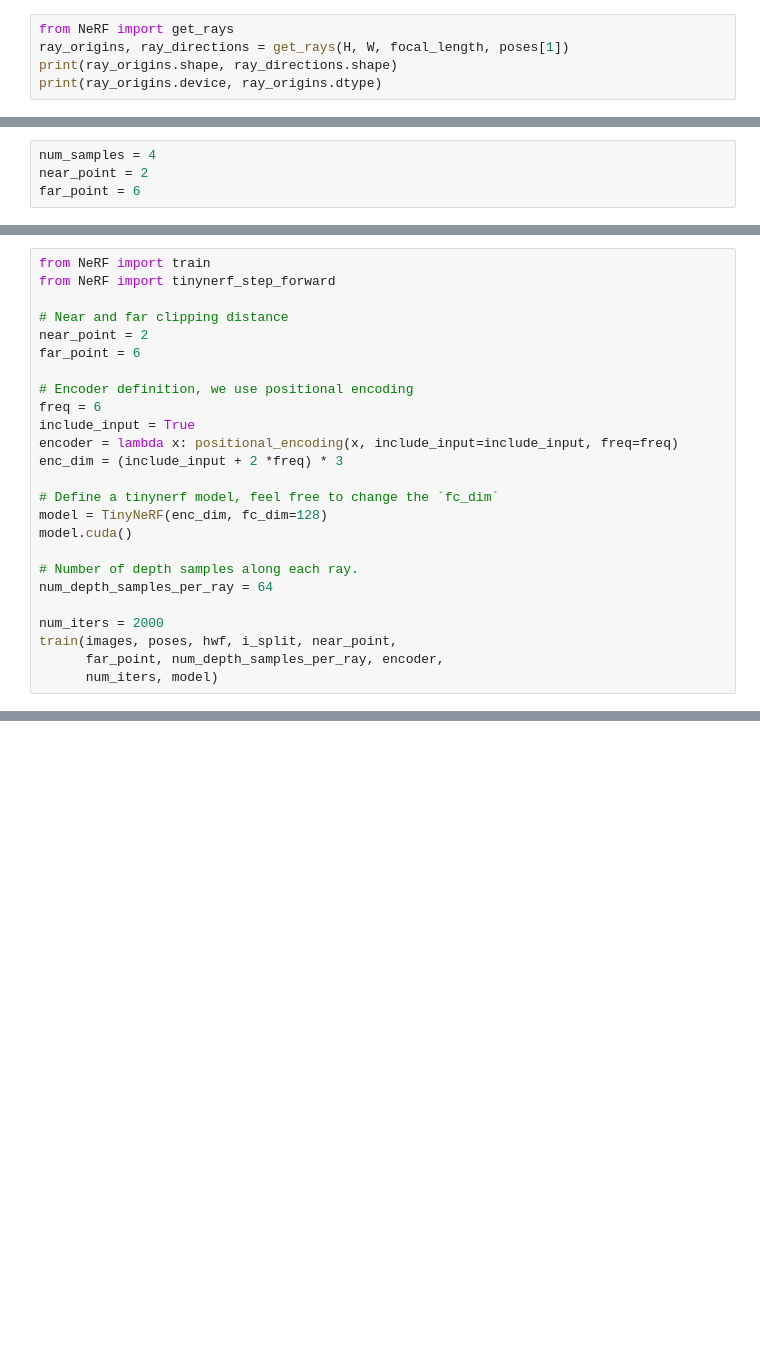
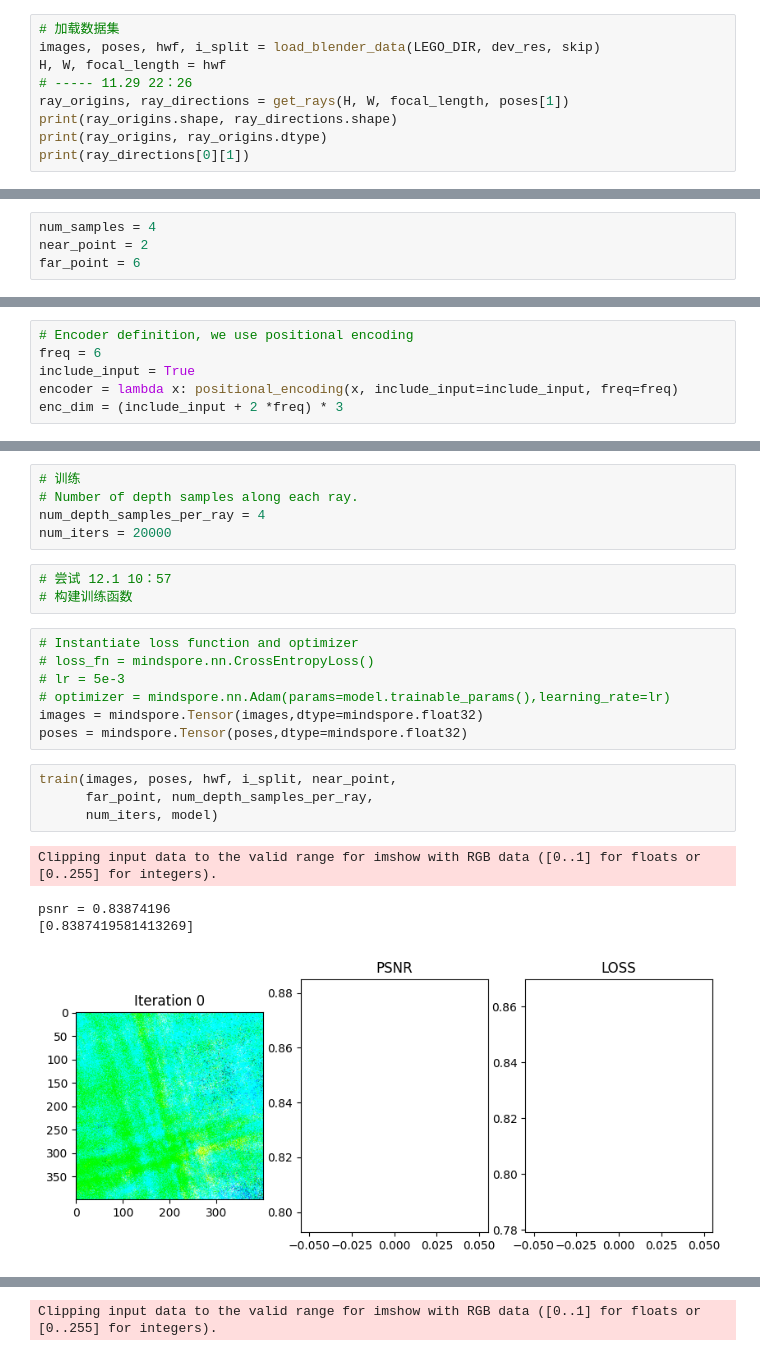
Before and after one commit to ptg666/mind_spore_nerf, a Jupyter notebook: tinyNeRF-main/NeRF.ipynb, the cells around one changed output, grey strips where cells are left out. Drawn from its saved outputs; the diff is of its cells as text; blank space fills up the shorter version.

```diff
--- a/tinyNeRF-main/NeRF.ipynb
+++ b/tinyNeRF-main/NeRF.ipynb
@@ -65,6 +59,10 @@ Here we define a function, which takes the height & width of the image, focal le
 # %%
-from NeRF import get_rays
+# 加载数据集
+images, poses, hwf, i_split = load_blender_data(LEGO_DIR, dev_res, skip)
+H, W, focal_length = hwf
+# ----- 11.29 22：26
 ray_origins, ray_directions = get_rays(H, W, focal_length, poses[1])
 print(ray_origins.shape, ray_directions.shape)
-print(ray_origins.device, ray_origins.dtype)
+print(ray_origins, ray_origins.dtype)
+print(ray_directions[0][1])
 # %% [output]
@@ -152,25 +127,6 @@ rgb_map, depth_map, acc_map = volume_rendering(radiance_field, ray_origins, dept
 # %%
-from NeRF import train
-from NeRF import tinynerf_step_forward
-
-# Near and far clipping distance
-near_point = 2
-far_point = 6
-
 # Encoder definition, we use positional encoding
 freq = 6
 include_input = True
 encoder = lambda x: positional_encoding(x, include_input=include_input, freq=freq)
 enc_dim = (include_input + 2 *freq) * 3
-
-# Define a tinynerf model, feel free to change the `fc_dim`
-model = TinyNeRF(enc_dim, fc_dim=128)
-model.cuda()
-
-# Number of depth samples along each ray.
-num_depth_samples_per_ray = 64
-
-num_iters = 2000
-train(images, poses, hwf, i_split, near_point,
-      far_point, num_depth_samples_per_ray, encoder,
-      num_iters, model)
@@ -320,0 +136,24 @@ Tensor(shape=[200], dtype=Float32, value= [0.00000000e+000, 1.00000000e+000, 2.0
+# %%
+# 训练
+# Number of depth samples along each ray.
+num_depth_samples_per_ray = 4
+num_iters = 20000
+# %%
+# 尝试 12.1 10：57
+# 构建训练函数
+# %%
+# Instantiate loss function and optimizer
+# loss_fn = mindspore.nn.CrossEntropyLoss()
+# lr = 5e-3
+# optimizer = mindspore.nn.Adam(params=model.trainable_params(),learning_rate=lr)
+images = mindspore.Tensor(images,dtype=mindspore.float32)
+poses = mindspore.Tensor(poses,dtype=mindspore.float32)
+# %%
+train(images, poses, hwf, i_split, near_point,
+      far_point, num_depth_samples_per_ray,
+      num_iters, model)
+# %% [output]
+Clipping input data to the valid range for imshow with RGB data ([0..1] for floats or [0..255] for integers).
+psnr = 0.83874196
+[0.8387419581413269]
+[figure, added]
@@ -320,0 +164 @@ Tensor(shape=[200], dtype=Float32, value= [0.00000000e+000, 1.00000000e+000, 2.0
+Clipping input data to the valid range for imshow with RGB data ([0..1] for floats or [0..255] for integers).
```
Also changed, not shown: parts of 44 cells of this notebook, 6 other files.
